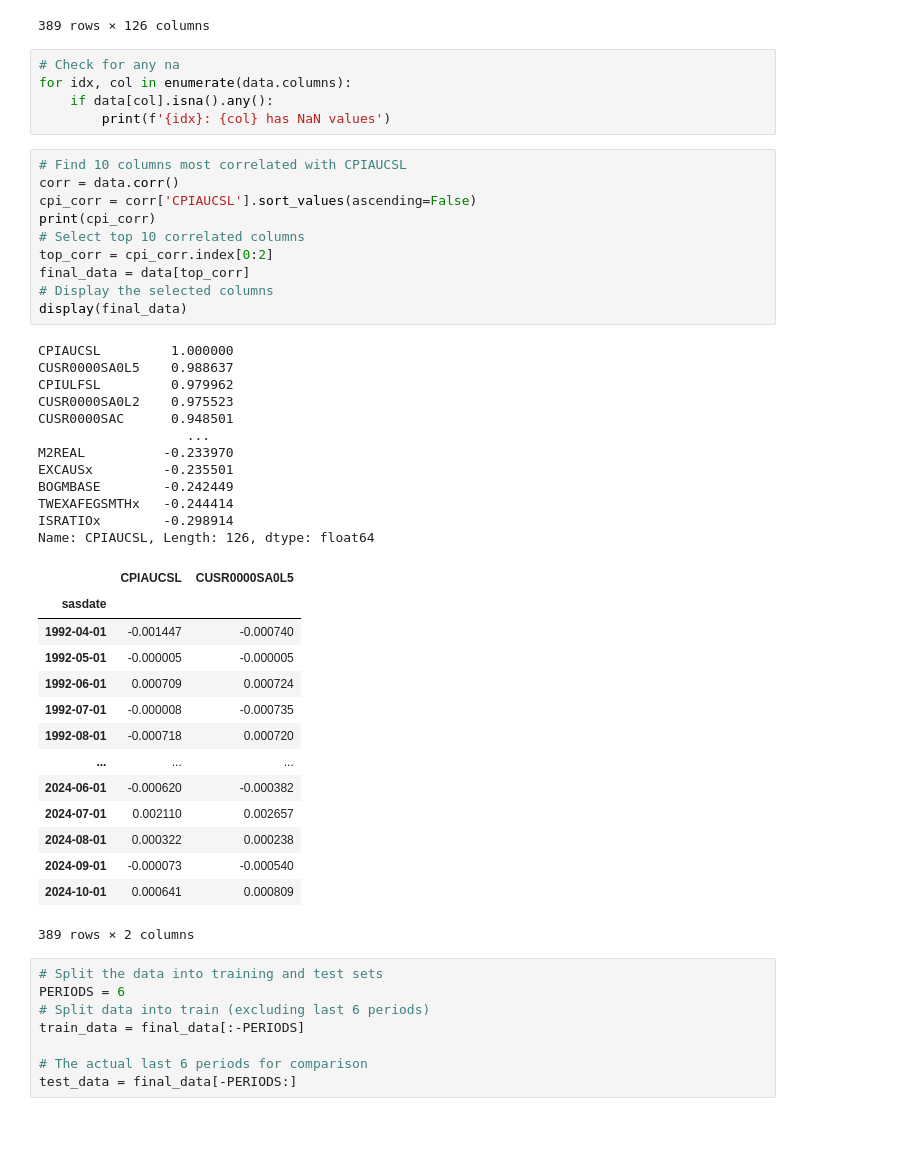
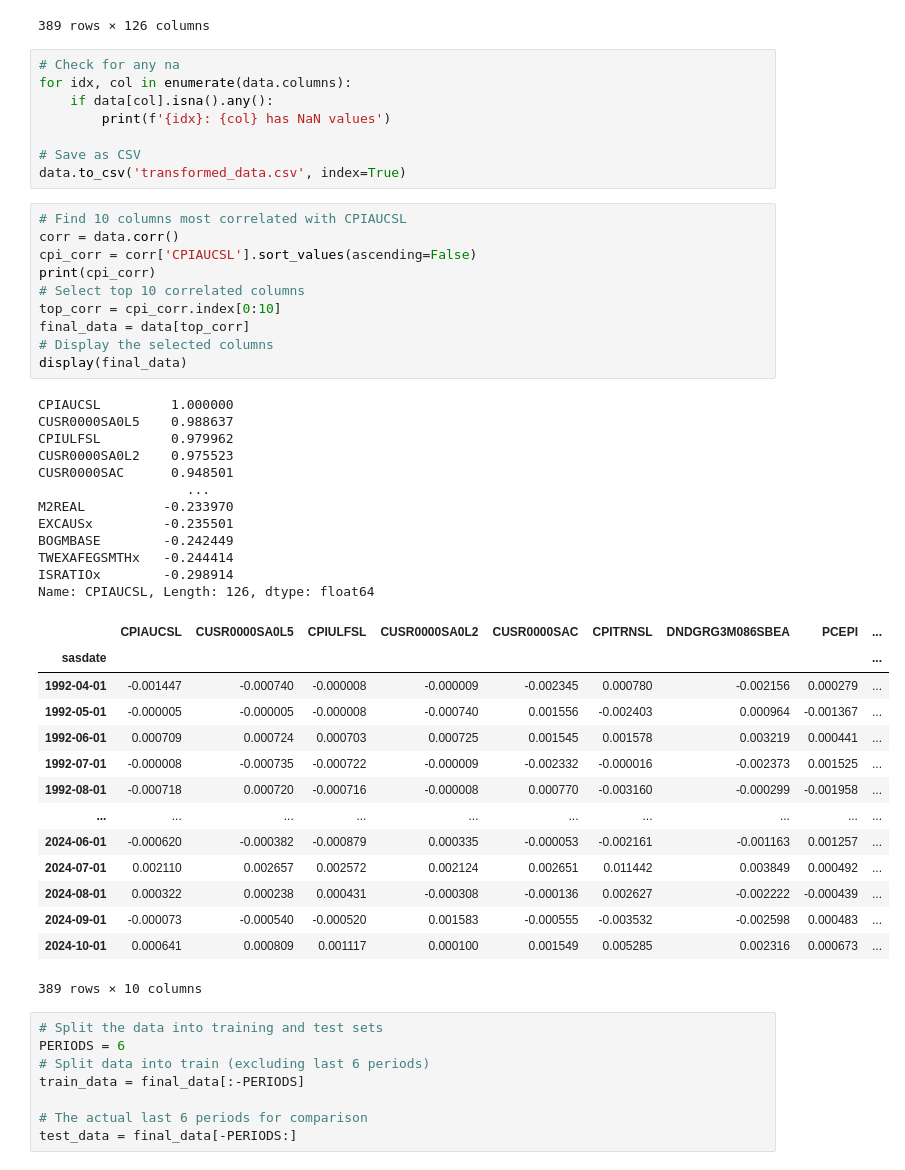
Before and after one commit to JawandS/macroeconvue, a Jupyter notebook: modeling/var.ipynb, the cells around one changed output. Cells and saved outputs as stored; diff of their text form; blank space fills up the shorter version.

```diff
--- a/modeling/var.ipynb
+++ b/modeling/var.ipynb
@@ -113,43 +113,46 @@ Applying to difference to BAAFFM
 for idx, col in enumerate(data.columns):
     if data[col].isna().any():
         print(f'{idx}: {col} has NaN values')
+
+# Save as CSV
+data.to_csv('transformed_data.csv', index=True)
 # %%
 # Find 10 columns most correlated with CPIAUCSL
 corr = data.corr()
 cpi_corr = corr['CPIAUCSL'].sort_values(ascending=False)
 print(cpi_corr)
 # Select top 10 correlated columns
-top_corr = cpi_corr.index[0:2]
+top_corr = cpi_corr.index[0:10]
 final_data = data[top_corr]
 # Display the selected columns
 display(final_data)
 # %% [output]
 CPIAUCSL         1.000000
 CUSR0000SA0L5    0.988637
 CPIULFSL         0.979962
 CUSR0000SA0L2    0.975523
 CUSR0000SAC      0.948501
                    ...
 M2REAL          -0.233970
 EXCAUSx         -0.235501
 BOGMBASE        -0.242449
 TWEXAFEGSMTHx   -0.244414
 ISRATIOx        -0.298914
 Name: CPIAUCSL, Length: 126, dtype: float64
-|  | CPIAUCSL | CUSR0000SA0L5 |
-| sasdate |  |  |
-| 1992-04-01 | -0.001447 | -0.000740 |
-| 1992-05-01 | -0.000005 | -0.000005 |
-| 1992-06-01 | 0.000709 | 0.000724 |
-| 1992-07-01 | -0.000008 | -0.000735 |
-| 1992-08-01 | -0.000718 | 0.000720 |
-| ... | ... | ... |
-| 2024-06-01 | -0.000620 | -0.000382 |
-| 2024-07-01 | 0.002110 | 0.002657 |
-| 2024-08-01 | 0.000322 | 0.000238 |
-| 2024-09-01 | -0.000073 | -0.000540 |
-| 2024-10-01 | 0.000641 | 0.000809 |
+|  | CPIAUCSL | CUSR0000SA0L5 | CPIULFSL | CUSR0000SA0L2 | CUSR0000SAC | CPITRNSL | DNDGRG3M086SBEA | PCEPI | ... |
+| sasdate |  |  |  |  |  |  |  |  | ... |
+| 1992-04-01 | -0.001447 | -0.000740 | -0.000008 | -0.000009 | -0.002345 | 0.000780 | -0.002156 | 0.000279 | ... |
+| 1992-05-01 | -0.000005 | -0.000005 | -0.000008 | -0.000740 | 0.001556 | -0.002403 | 0.000964 | -0.001367 | ... |
+| 1992-06-01 | 0.000709 | 0.000724 | 0.000703 | 0.000725 | 0.001545 | 0.001578 | 0.003219 | 0.000441 | ... |
+| 1992-07-01 | -0.000008 | -0.000735 | -0.000722 | -0.000009 | -0.002332 | -0.000016 | -0.002373 | 0.001525 | ... |
+| 1992-08-01 | -0.000718 | 0.000720 | -0.000716 | -0.000008 | 0.000770 | -0.003160 | -0.000299 | -0.001958 | ... |
+| ... | ... | ... | ... | ... | ... | ... | ... | ... | ... |
+| 2024-06-01 | -0.000620 | -0.000382 | -0.000879 | 0.000335 | -0.000053 | -0.002161 | -0.001163 | 0.001257 | ... |
+| 2024-07-01 | 0.002110 | 0.002657 | 0.002572 | 0.002124 | 0.002651 | 0.011442 | 0.003849 | 0.000492 | ... |
+| 2024-08-01 | 0.000322 | 0.000238 | 0.000431 | -0.000308 | -0.000136 | 0.002627 | -0.002222 | -0.000439 | ... |
+| 2024-09-01 | -0.000073 | -0.000540 | -0.000520 | 0.001583 | -0.000555 | -0.003532 | -0.002598 | 0.000483 | ... |
+| 2024-10-01 | 0.000641 | 0.000809 | 0.001117 | 0.000100 | 0.001549 | 0.005285 | 0.002316 | 0.000673 | ... |
-389 rows × 2 columns
+389 rows × 10 columns
 # %%
 # Split the data into training and test sets
 PERIODS = 6
```
Also changed, not shown: parts of 2 cells of this notebook.
